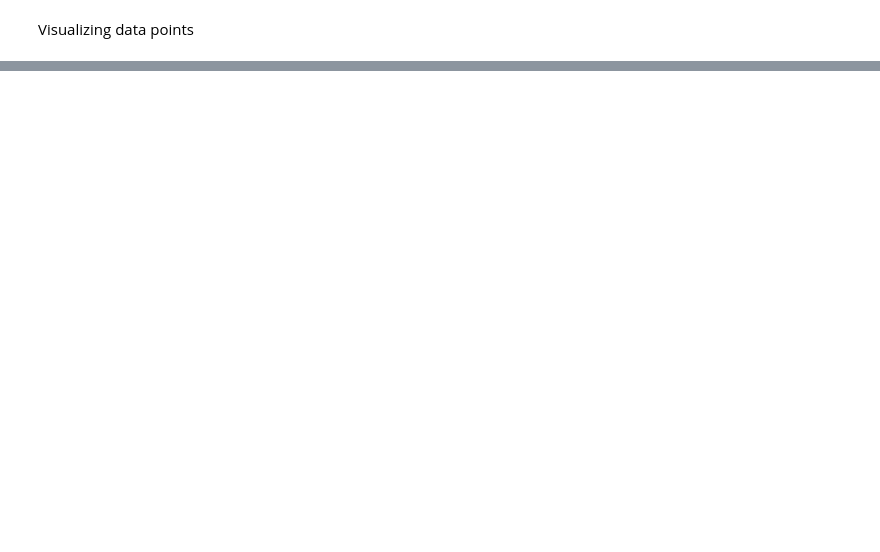
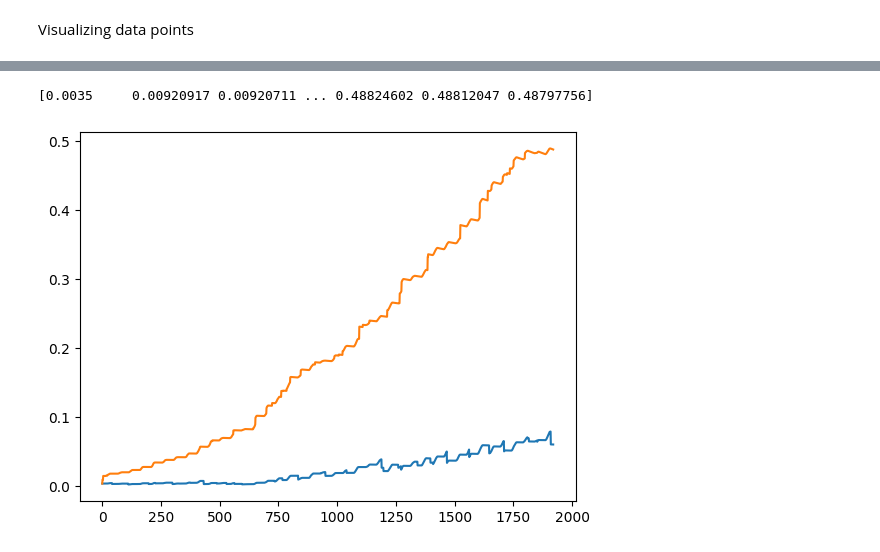
Before and after one commit to mharraway/RL-MPC-for-autonomous-greenhouse-control, a Jupyter notebook: vf_TR_learning.ipynb, the cells around one changed output, grey strips where cells are left out. Drawn from its saved outputs; the diff is of its cells as text; code cells hidden in the pictures; blank space fills up the shorter version.

```diff
--- a/vf_TR_learning.ipynb
+++ b/vf_TR_learning.ipynb
@@ -55,3 +71,11 @@ for t in trajectories:
+# %%
+plt.plot(min_y.keys(),min_y.values())
+plt.plot(max_y.keys(),max_y.values())
+
+print ((np.array(list(max_y.values()))))
+# %% [output]
+[0.0035     0.00920917 0.00920711 ... 0.48824602 0.48812047 0.48797756]
+[figure, added]
 # %%
 data_points = np.vstack(data_points)
 y1 = data_points[:,0]
```
Also changed, not shown: parts of 13 cells of this notebook, 22 other files.
